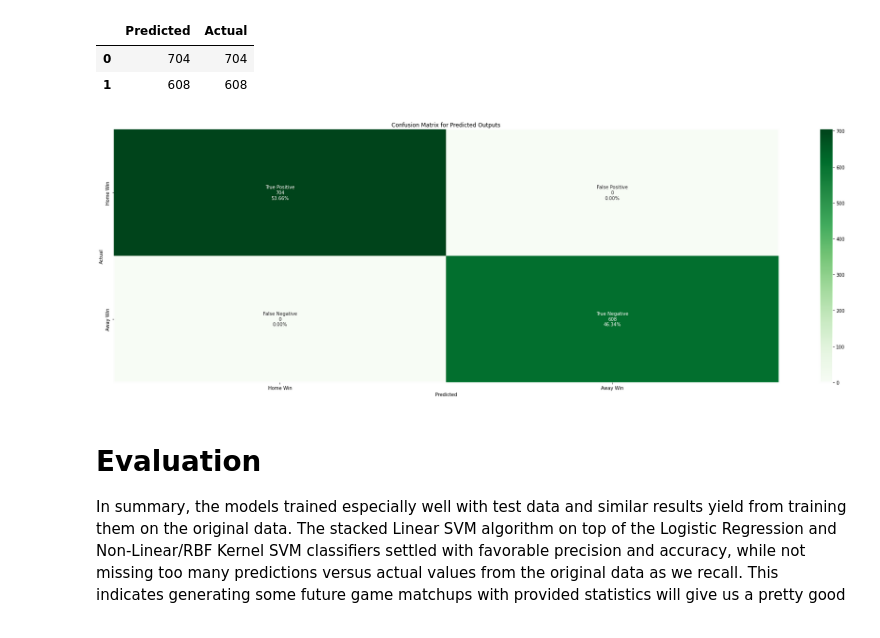
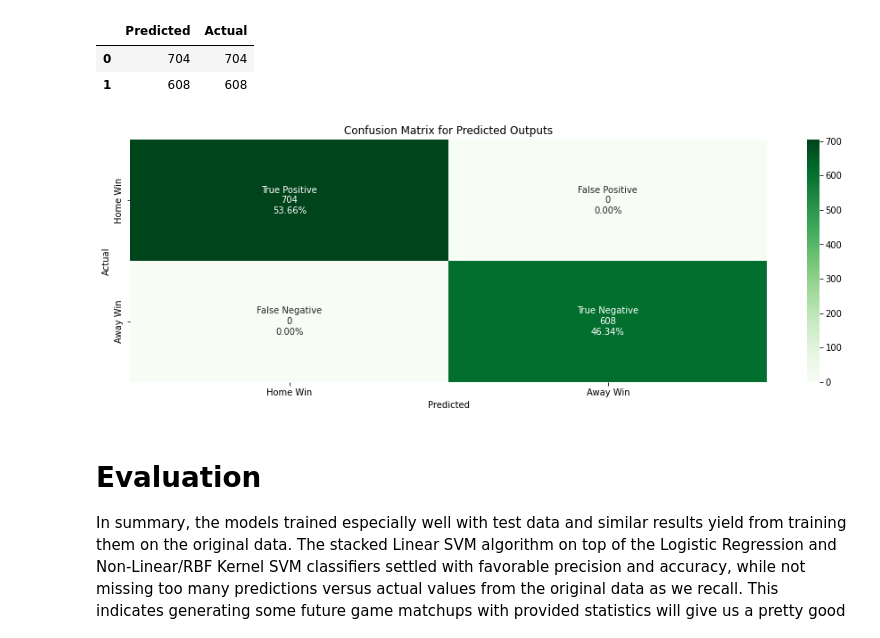
Before and after one commit to RyanSchraeder/StanleyCupPredictions, a Jupyter notebook: notebooks/model.ipynb, the cells around one changed output. Drawn from its saved outputs; the diff is of its cells as text; code cells hidden in the pictures.

```diff
--- a/notebooks/model.ipynb
+++ b/notebooks/model.ipynb
@@ -190,35 +190,35 @@ Per the classification of the categorical game outcome, predictions are:
 - _*Home Win*_ : 0
 - _*Away Win*_ : 1
 
 The confusion matrix will show the:
 - True Positives
 - False Positives
 - True Negatives
 - False Negatives
 """
 
 conf_matrix = confusion_matrix(teams_df['outcome'], teams_df['predictions'])
 
-plt.figure(figsize=(32,10))
+plt.figure(figsize=(16,5))
 
 group_names = ['True Positive', 'False Positive', 'False Negative', 'True Negative']
 
 counts = ["{0:0.0f}".format(value) for value in conf_matrix.flatten()]
 percentage = ["{0:.2%}".format(value) for value in conf_matrix.flatten()/np.sum(conf_matrix)]
 
 labels = [f"{i}\n{j}\n{k}" for i, j, k in zip(group_names, counts, percentage)]
 labels = np.asarray(labels).reshape(2,2)
 
 ax = sns.heatmap(conf_matrix, annot=labels, cmap='Greens', fmt='')
 ax.set_title('Confusion Matrix for Predicted Outputs')
 ax.set_xlabel('Predicted')
 ax.set_ylabel('Actual')
 ax.xaxis.set_ticklabels(['Home Win', 'Away Win'])
 ax.yaxis.set_ticklabels(['Home Win', 'Away Win'])
 
 plt.savefig('../images/confusion_matrix.png')
 # %% [output]
-[figure, old version]
+[figure, new version]
 # %% [markdown]
 # Evaluation
 
```
Also changed, not shown: parts of 13 cells of this notebook, 1 other file.
